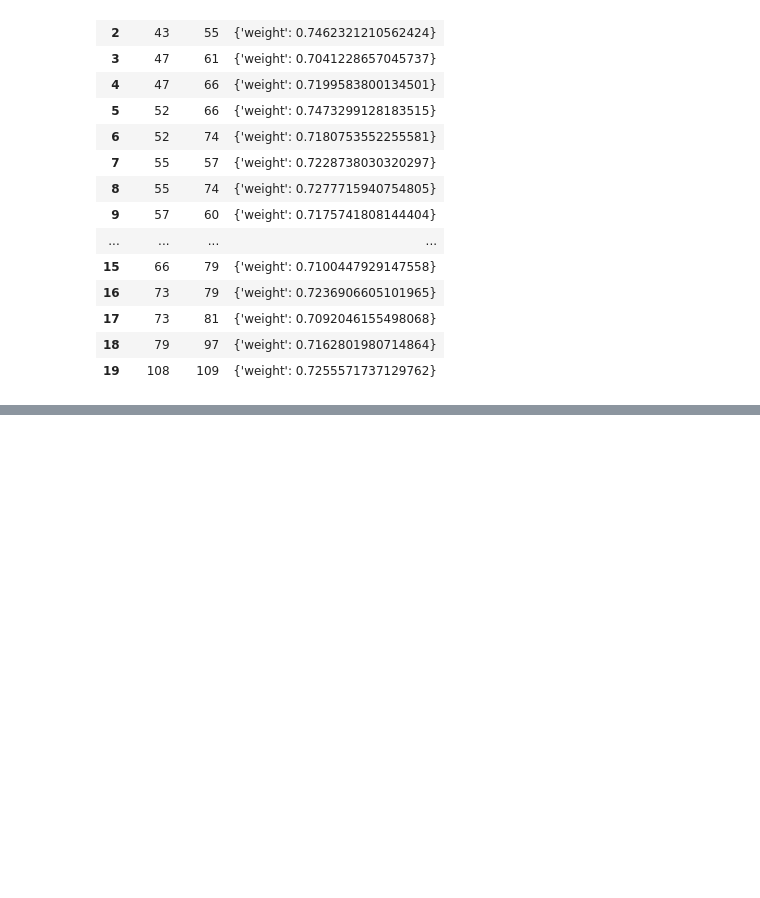
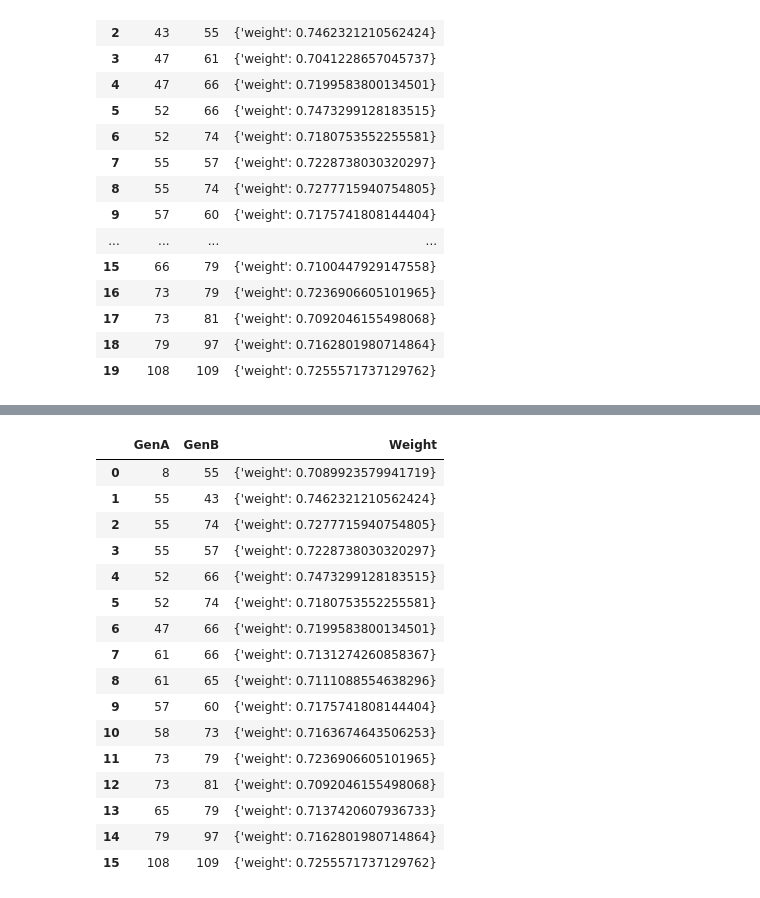
Before and after one commit to Daiego43/pyEnGNet, a Jupyter notebook: Notebooks/Procedure.ipynb, the cells around one changed output, grey strips where cells are left out. Cells and saved outputs as stored; diff of their text form; code cells hidden in the pictures; blank space fills up the shorter version.

```diff
--- a/Notebooks/Procedure.ipynb
+++ b/Notebooks/Procedure.ipynb
@@ -68,0 +97,22 @@ Hemos obtenido dichas aristas y un peso basado en la correlación media de los t
+# %%
+lista_edges = nx.to_edgelist(G2)
+newhead = ["GenA", "GenB", "Weight"]
+pd.DataFrame(lista_edges, columns=newhead)
+# %% [output]
+|  | GenA | GenB | Weight |
+| 0 | 8 | 55 | {'weight': 0.7089923579941719} |
+| 1 | 55 | 43 | {'weight': 0.7462321210562424} |
+| 2 | 55 | 74 | {'weight': 0.7277715940754805} |
+| 3 | 55 | 57 | {'weight': 0.7228738030320297} |
+| 4 | 52 | 66 | {'weight': 0.7473299128183515} |
+| 5 | 52 | 74 | {'weight': 0.7180753552255581} |
+| 6 | 47 | 66 | {'weight': 0.7199583800134501} |
+| 7 | 61 | 66 | {'weight': 0.7131274260858367} |
+| 8 | 61 | 65 | {'weight': 0.7111088554638296} |
+| 9 | 57 | 60 | {'weight': 0.7175741808144404} |
+| 10 | 58 | 73 | {'weight': 0.7163674643506253} |
+| 11 | 73 | 79 | {'weight': 0.7236906605101965} |
+| 12 | 73 | 81 | {'weight': 0.7092046155498068} |
+| 13 | 65 | 79 | {'weight': 0.7137420607936733} |
+| 14 | 79 | 97 | {'weight': 0.7162801980714864} |
+| 15 | 108 | 109 | {'weight': 0.7255571737129762} |
```
Also changed, not shown: parts of 6 cells of this notebook, 5 other files.
